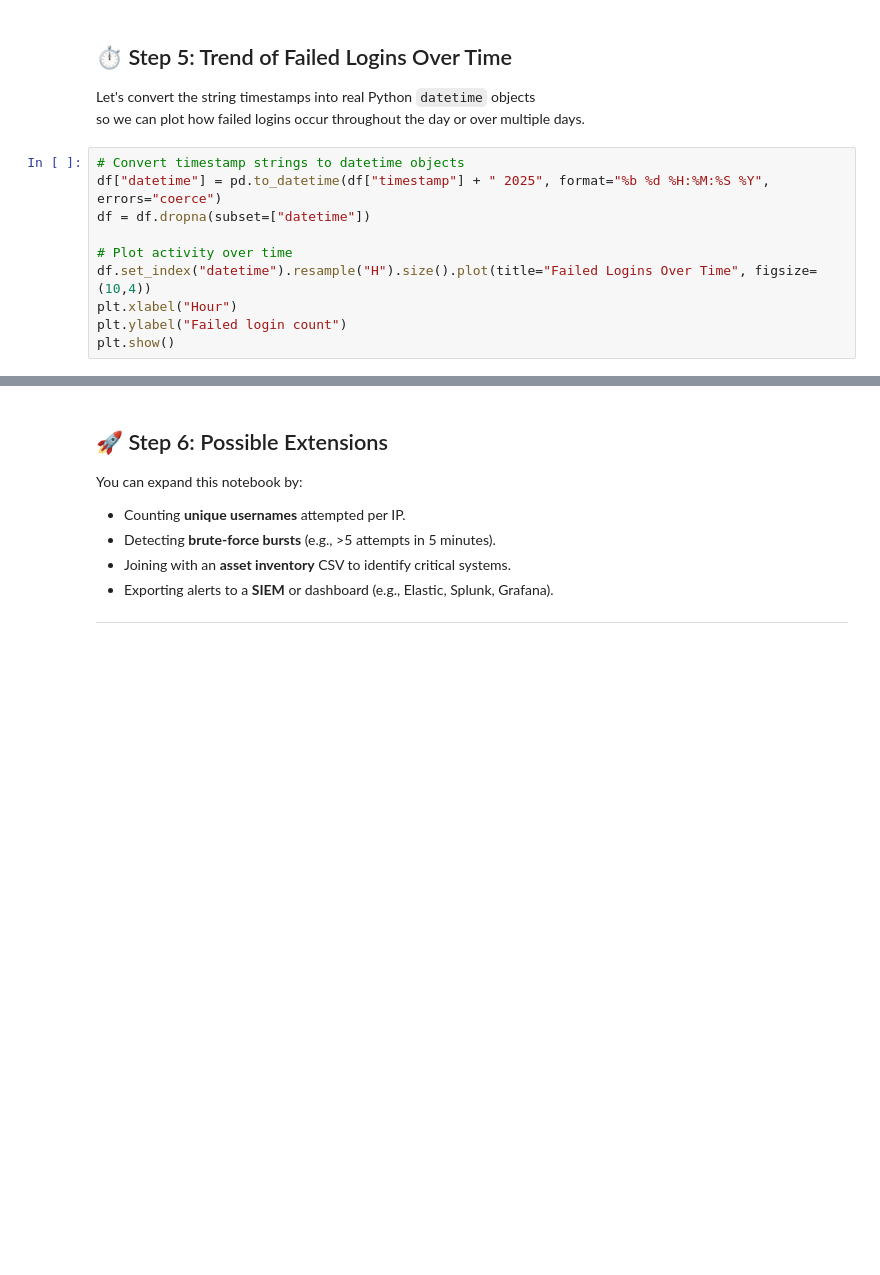
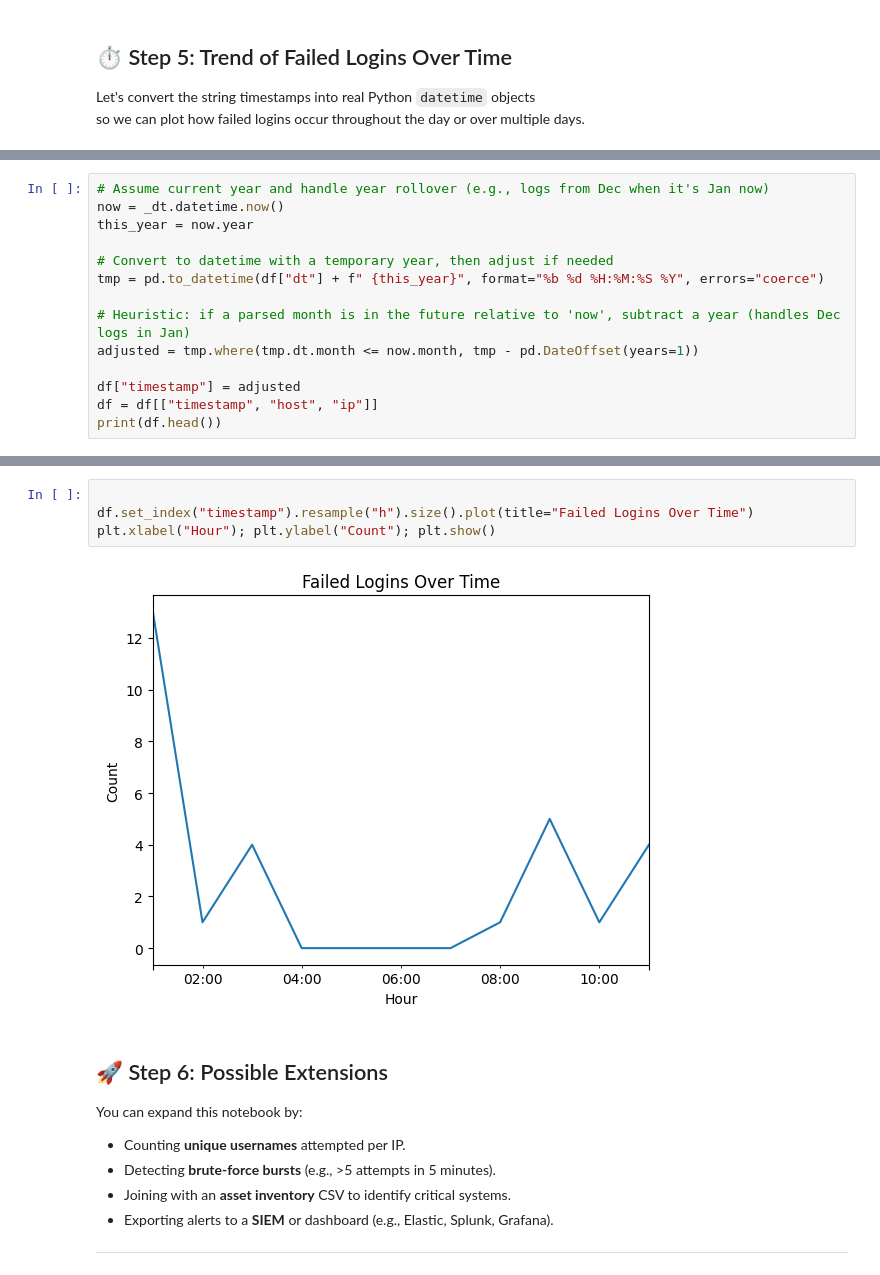
Before and after one commit to w42ren/log-analysis-tutorial, a Jupyter notebook: LogAnalysis.ipynb, the cells around one changed output, grey strips where cells are left out. Cells and saved outputs as stored; diff of their text form; blank space fills up the shorter version.

```diff
--- a/LogAnalysis.ipynb
+++ b/LogAnalysis.ipynb
@@ -155,13 +184,3 @@ Name: count, dtype: int64
 
 Let's convert the string timestamps into real Python `datetime` objects
 so we can plot how failed logins occur throughout the day or over multiple days.
-# %%
-# Convert timestamp strings to datetime objects
-df["datetime"] = pd.to_datetime(df["timestamp"] + " 2025", format="%b %d %H:%M:%S %Y", errors="coerce")
-df = df.dropna(subset=["datetime"])
-
-# Plot activity over time
-df.set_index("datetime").resample("H").size().plot(title="Failed Logins Over Time", figsize=(10,4))
-plt.xlabel("Hour")
-plt.ylabel("Failed login count")
-plt.show()
@@ -167,0 +191,14 @@ plt.show()
+# %%
+# Assume current year and handle year rollover (e.g., logs from Dec when it's Jan now)
+now = _dt.datetime.now()
+this_year = now.year
+
+# Convert to datetime with a temporary year, then adjust if needed
+tmp = pd.to_datetime(df["dt"] + f" {this_year}", format="%b %d %H:%M:%S %Y", errors="coerce")
+
+# Heuristic: if a parsed month is in the future relative to 'now', subtract a year (handles Dec logs in Jan)
+adjusted = tmp.where(tmp.dt.month <= now.month, tmp - pd.DateOffset(years=1))
+
+df["timestamp"] = adjusted
+df = df[["timestamp", "host", "ip"]]
+print(df.head())
@@ -168,3 +212,9 @@ plt.show()
+# %%
+
+df.set_index("timestamp").resample("h").size().plot(title="Failed Logins Over Time")
+plt.xlabel("Hour"); plt.ylabel("Count"); plt.show()
+# %% [output]
+[figure, added]
 # %% [markdown]
 ## 🚀 Step 6: Possible Extensions
 
```
Also changed, not shown: parts of 11 cells of this notebook.
